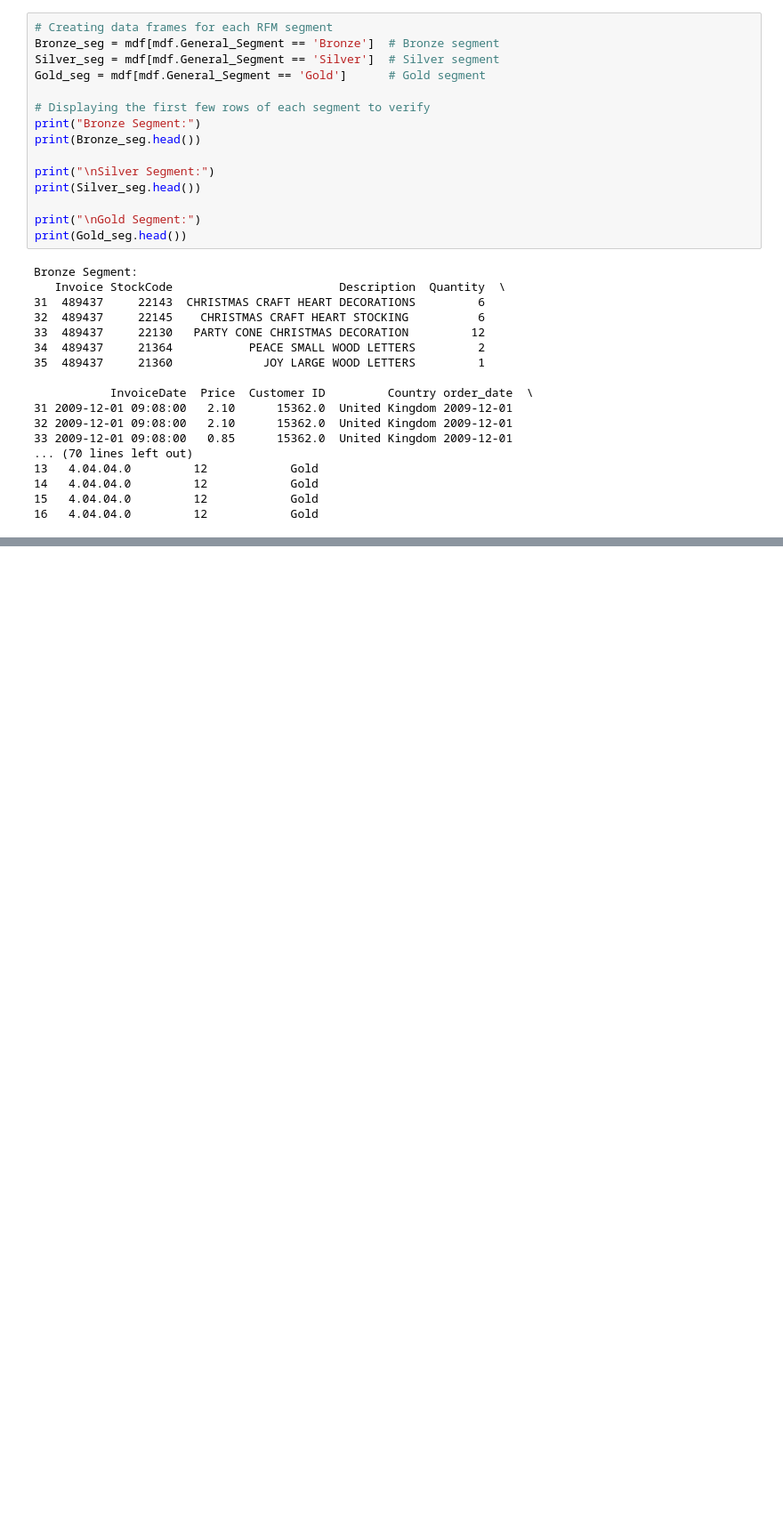
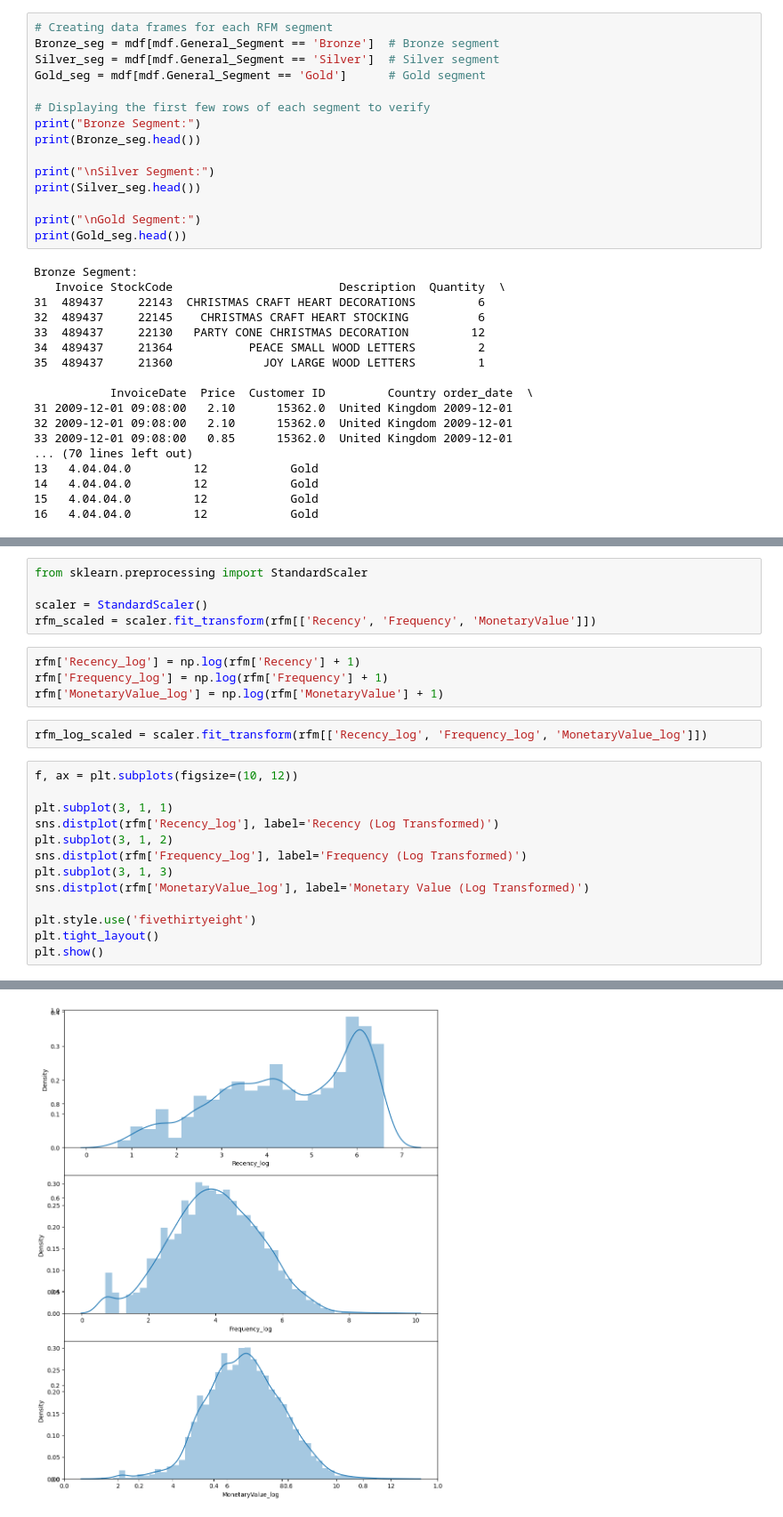
Before and after one commit to walethewave/Advanced-Retail-Analytics-Suite-Customer-Segmentation-Strategic-Insights, a Jupyter notebook: Retail.ipynb, the cells around one changed output, grey strips where cells are left out. Shown at 89% size. Saved outputs shown, nothing was run; the diff lists cells and outputs as text; blank space fills up the shorter version.

```diff
--- a/Retail.ipynb
+++ b/Retail.ipynb
@@ -455,0 +516,25 @@ Bronze Segment:
+# %%
+from sklearn.preprocessing import StandardScaler
+
+scaler = StandardScaler()
+rfm_scaled = scaler.fit_transform(rfm[['Recency', 'Frequency', 'MonetaryValue']])
+# %%
+rfm['Recency_log'] = np.log(rfm['Recency'] + 1)
+rfm['Frequency_log'] = np.log(rfm['Frequency'] + 1)
+rfm['MonetaryValue_log'] = np.log(rfm['MonetaryValue'] + 1)
+# %%
+rfm_log_scaled = scaler.fit_transform(rfm[['Recency_log', 'Frequency_log', 'MonetaryValue_log']])
+# %%
+f, ax = plt.subplots(figsize=(10, 12))
+
+plt.subplot(3, 1, 1)
+sns.distplot(rfm['Recency_log'], label='Recency (Log Transformed)')
+plt.subplot(3, 1, 2)
+sns.distplot(rfm['Frequency_log'], label='Frequency (Log Transformed)')
+plt.subplot(3, 1, 3)
+sns.distplot(rfm['MonetaryValue_log'], label='Monetary Value (Log Transformed)')
+
+plt.style.use('fivethirtyeight')
+plt.tight_layout()
+plt.show()
+# %% [output]
@@ -455,0 +558 @@ Bronze Segment:
+[figure, added]
```
Also changed, not shown: parts of 11 cells of this notebook.
